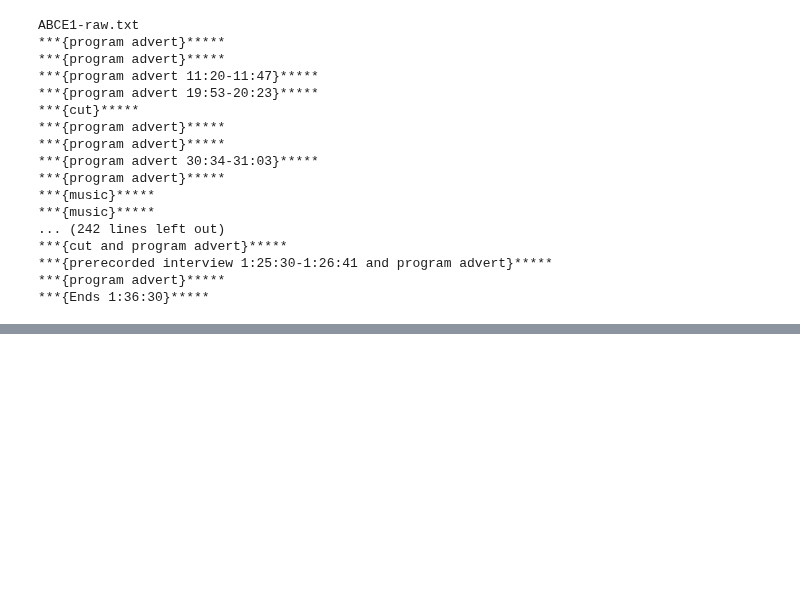
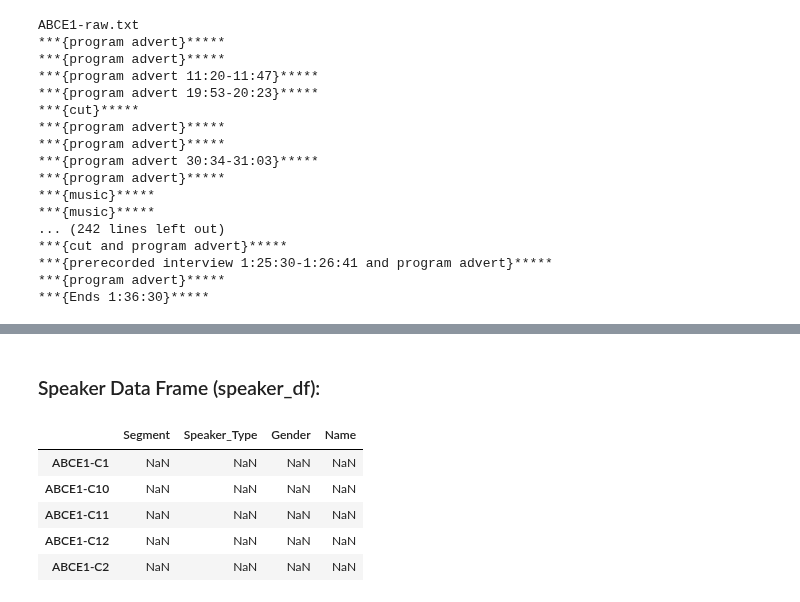
Before and after one commit to Data-Science-for-Linguists/Discourse-Analysis-ART-Corpus, a Jupyter notebook: process-art-corpus.ipynb, the cells around one changed output, grey strips where cells are left out. Drawn from its saved outputs; the diff is of its cells as text; code cells hidden in the pictures; blank space fills up the shorter version.

Commit message:
Organization + Created Speaker/Text data frames

```diff
--- a/process-art-corpus.ipynb
+++ b/process-art-corpus.ipynb
@@ -201,6 +215,8 @@ rawtext_dict['ABCE3-raw.txt'] = rawtext_dict['ABCE3-raw.txt'].replace('[Caller 1
 rawtext_dict['COME1-raw.txt'] = rawtext_dict['COME1-raw.txt'].replace('[Caller 23, Maureen, F]', '[Caller 23: Maureen, F]')
 rawtext_dict['NAT7-raw.txt'] = rawtext_dict['NAT7-raw.txt'].replace('[Caller 12, Brian, M]', '[Caller 12: Brian, M]')
 rawtext_dict['NAT8-raw.txt'] = rawtext_dict['NAT8-raw.txt'].replace('[Caller 10, Brett, M]', '[Caller 10: Brett, M]')
+
+rawtext_dict['NAT4-raw.txt'] = rawtext_dict['NAT4-raw.txt'].replace('[Caller 33b: Chris, male]', '[Caller 33b: Chris, M]')
 
 
 # $ grep -P 'Caller \d+,' *
@@ -286,0 +344,22 @@ ABCE1-raw.txt
+# %%
+# Creating a dictionary for each unique speaker
+
+speaker_dict = {}
+
+for fid in files: # includes NAT5-raw.txt
+    rawtext = rawtext_dict[fid]
+    rawlines = re.split(r'[\n\r]+', rawtext.strip())
+    print(fid)
+    for l in rawlines:
+        if ']' in l:
+            where = l.index(']')
+            speaker = l[:where+1]
+            if speaker.startswith('[Presenter') or speaker.startswith('[Expert') or speaker.startswith('[Caller'):
+                #print(speaker)
+                (uniq_id, seg, role, gender, name) = get_speaker(fid, speaker)
+                print(uniq_id, seg, role, gender, name)
+                speaker_dict[uniq_id] = (seg, role, gender, name)
+        else:
+            #print('***'+l)    # {program advert}. What to do with these?
+            pass
+    print()
@@ -286,0 +407,12 @@ ABCE1-raw.txt
+# %% [markdown]
+### Speaker Data Frame (speaker_df):
+# %%
+speaker_df = pd.DataFrame(columns=['Segment', 'Speaker_Type', 'Gender', 'Name'], index=sorted(speaker_dict.keys()))
+speaker_df.head()
+# %% [output]
+|  | Segment | Speaker_Type | Gender | Name |
+| ABCE1-C1 | NaN | NaN | NaN | NaN |
+| ABCE1-C10 | NaN | NaN | NaN | NaN |
+| ABCE1-C11 | NaN | NaN | NaN | NaN |
+| ABCE1-C12 | NaN | NaN | NaN | NaN |
+| ABCE1-C2 | NaN | NaN | NaN | NaN |
```
Also changed, not shown: parts of 28 cells of this notebook.
